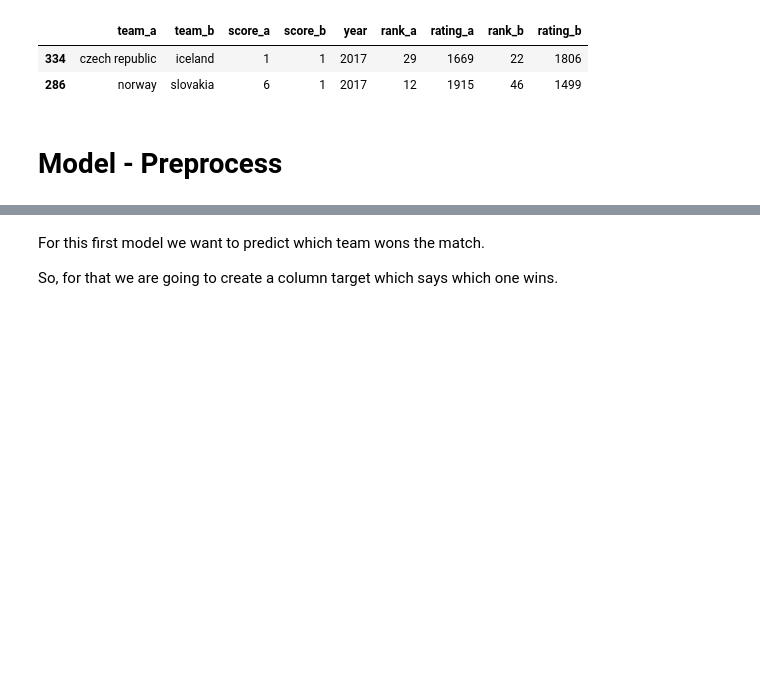
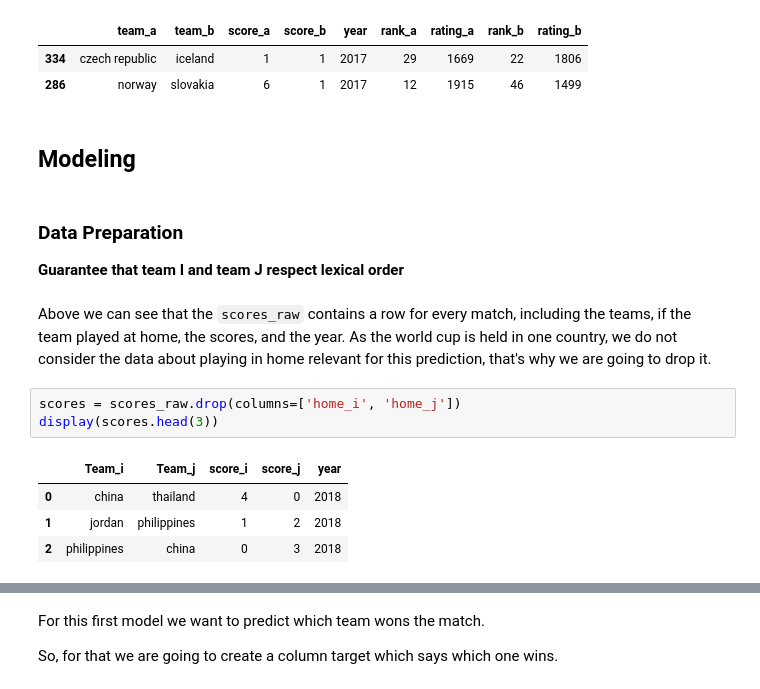
Before and after one commit to BAlmeidaS/women-world-cup-predictor, a Jupyter notebook: women_world_cup_predictor.ipynb, the cells around one changed output, grey strips where cells are left out. Saved outputs shown, nothing was run; the diff lists cells and outputs as text; blank space fills up the shorter version.

```diff
--- a/women_world_cup_predictor.ipynb
+++ b/women_world_cup_predictor.ipynb
@@ -137,5 +169,20 @@ all_matches.sample(2, random_state=23)
 |  | team_a | team_b | score_a | score_b | year | rank_a | rating_a | rank_b | rating_b |
 | 334 | czech republic | iceland | 1 | 1 | 2017 | 29 | 1669 | 22 | 1806 |
 | 286 | norway | slovakia | 6 | 1 | 2017 | 12 | 1915 | 46 | 1499 |
-# %% [markdown]
-# Model - Preprocess
+# %% [markdown]
+<a id='modeling'></a>
+## Modeling
+# %% [markdown]
+###  Data Preparation
+
+**Guarantee that team I and team J respect lexical order**
+# %% [markdown]
+Above we can see that the `scores_raw` contains a row for every match, including the teams, if the team played at home, the scores, and the year. As the world cup is held in one country, we do not consider the data about playing in home relevant for this prediction, that's why we are going to drop it.
+# %%
+scores = scores_raw.drop(columns=['home_i', 'home_j'])
+display(scores.head(3))
+# %% [output]
+|  | Team_i | Team_j | score_i | score_j | year |
+| 0 | china | thailand | 4 | 0 | 2018 |
+| 1 | jordan | philippines | 1 | 2 | 2018 |
+| 2 | philippines | china | 0 | 3 | 2018 |
```
Also changed, not shown: parts of 19 cells of this notebook.
